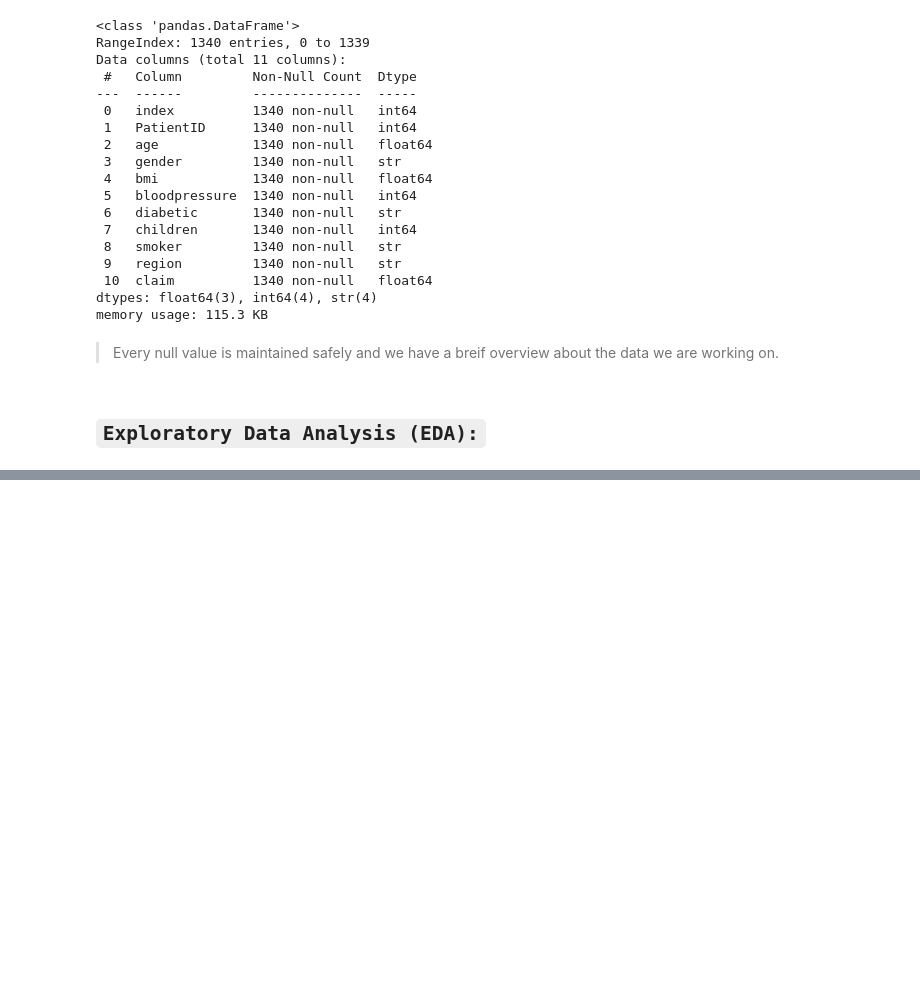
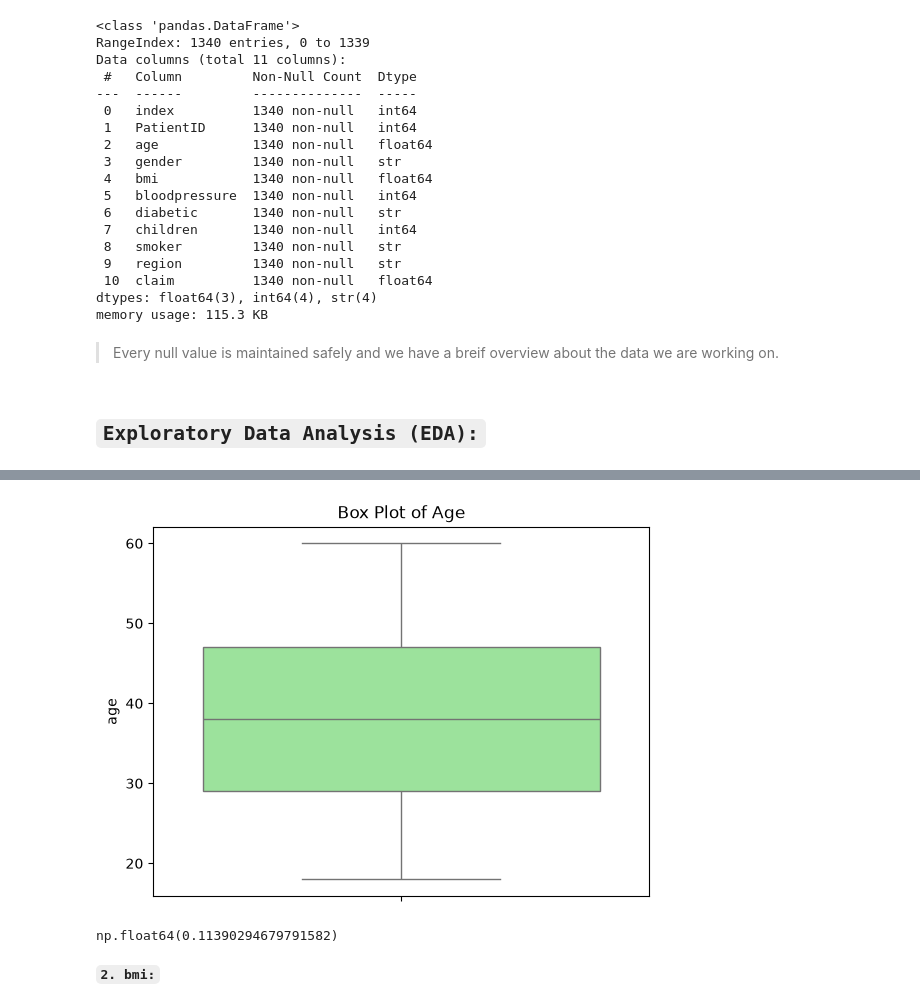
Before and after one commit to muhammad-saad-2006/ai-learning, a Jupyter notebook: eda/insurance-claim.ipynb, the cells around one changed output, grey strips where cells are left out. Saved outputs shown, nothing was run; the diff lists cells and outputs as text; code cells hidden in the pictures; blank space fills up the shorter version.

```diff
--- a/eda/insurance-claim.ipynb
+++ b/eda/insurance-claim.ipynb
@@ -184,0 +227,14 @@ memory usage: 115.3 KB
+# %%
+sns.boxplot(data=df, y='age', color='lightgreen')
+
+plt.title('Box Plot of Age')
+
+plt.show()
+# %% [output]
+[figure, added]
+# %%
+df['age'].skew()
+# %% [output]
+np.float64(0.11390294679791582)
+# %% [markdown]
+**`2. bmi:`**
```
Also changed, not shown: parts of 30 cells of this notebook.
